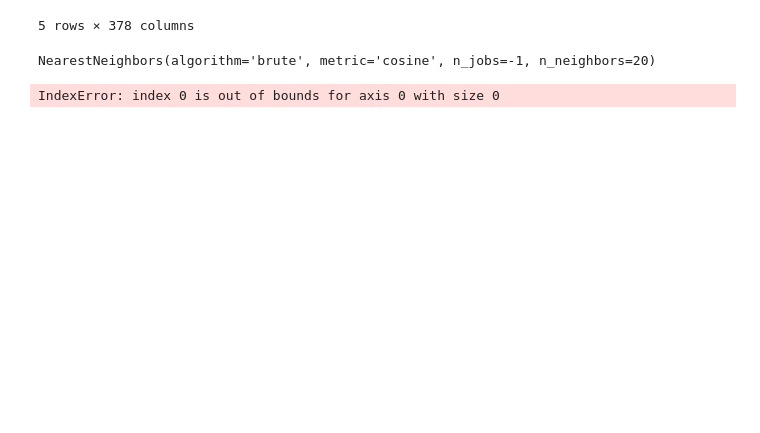
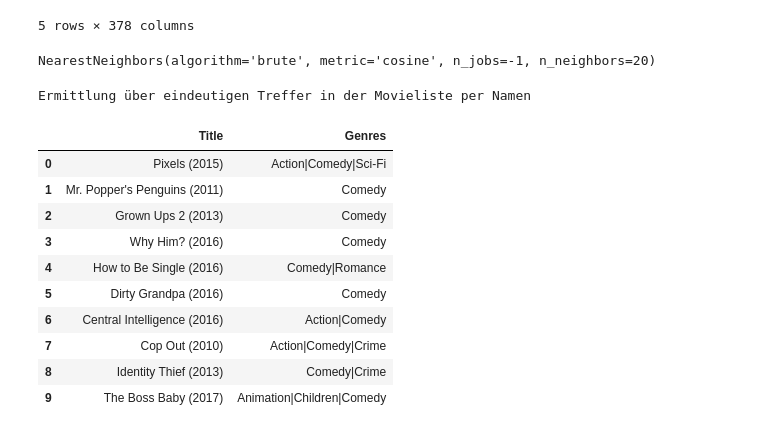
Before and after one commit to marcushsv/Movie-Recommender-Asaai, a Jupyter notebook: Movie Recommendation System_Marcus_Marco_merged.ipynb, the cells around one changed output. Cells and saved outputs as stored; diff of their text form; code cells hidden in the pictures; blank space fills up the shorter version.

```diff
--- a/Movie Recommendation System_Marcus_Marco_merged.ipynb
+++ b/Movie Recommendation System_Marcus_Marco_merged.ipynb
@@ -316,9 +266,20 @@ def userChoice(movie_list):
             except ValueError:
                 print("Bitte gib eine gültige Nummer ein..")
 # %%
-get_recommendation_genre("Zookeeper","","")
+get_recommendation_genre("Zookeeper","Comedy","")
 # %% [output]
-IndexError: index 0 is out of bounds for axis 0 with size 0
+Ermittlung über eindeutigen Treffer in der Movieliste per Namen
+|  | Title | Genres |
+| 0 | Pixels (2015) | Action|Comedy|Sci-Fi |
+| 1 | Mr. Popper's Penguins (2011) | Comedy |
+| 2 | Grown Ups 2 (2013) | Comedy |
+| 3 | Why Him? (2016) | Comedy |
+| 4 | How to Be Single (2016) | Comedy|Romance |
+| 5 | Dirty Grandpa (2016) | Comedy |
+| 6 | Central Intelligence (2016) | Action|Comedy |
+| 7 | Cop Out (2010) | Action|Comedy|Crime |
+| 8 | Identity Thief (2013) | Comedy|Crime |
+| 9 | The Boss Baby (2017) | Animation|Children|Comedy |
 # %%
 # Filtert alle Zeilen, bei denen der Titel "Interstellar" im 'title'-Feld steht
 m = movies[movies['title'].str.contains('Western', case=False, na=False)]
```
Also changed, not shown: parts of 11 cells of this notebook.
